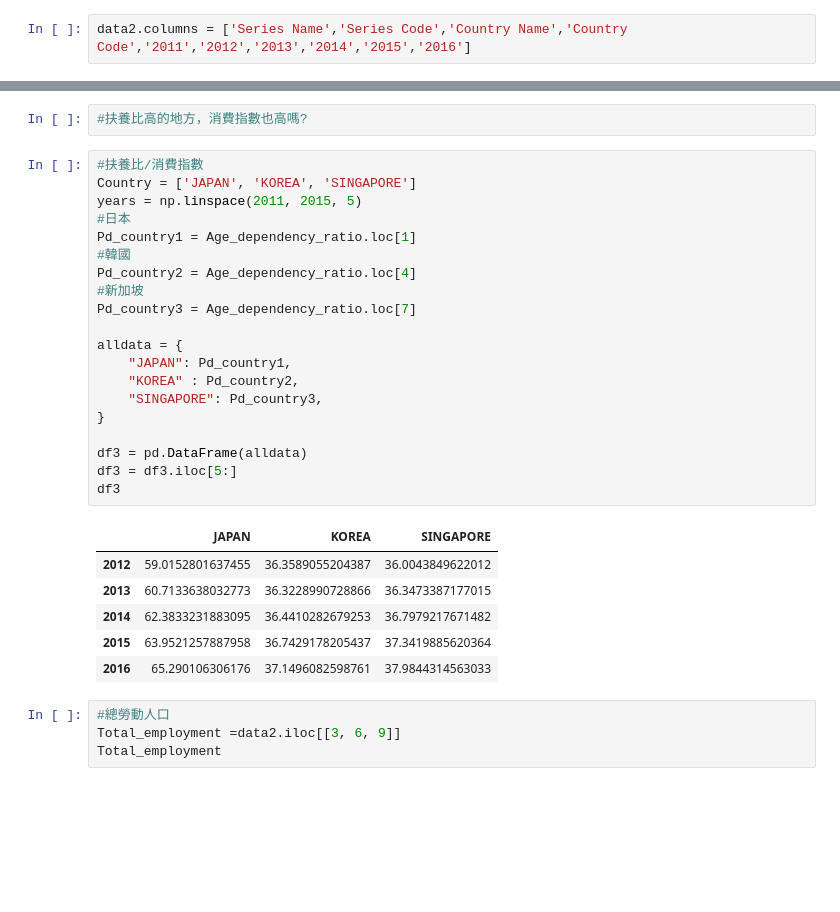
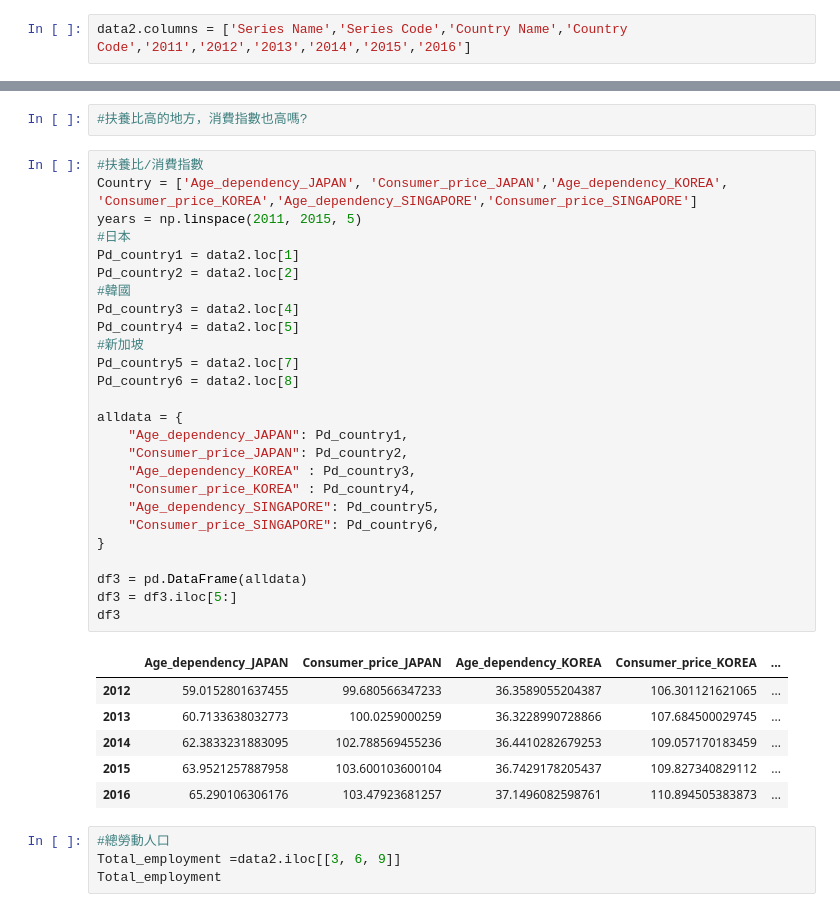
Before and after one commit to Dolly0106/RL, a Jupyter notebook: HW2.ipynb, the cells around one changed output, grey strips where cells are left out. Saved outputs shown, nothing was run; the diff lists cells and outputs as text; blank space fills up the shorter version.

```diff
--- a/HW2.ipynb
+++ b/HW2.ipynb
@@ -225,35 +225,41 @@ Consumer_price_index
 | 2 | Japan | JPN | Consumer price index (2010 = 100) | FP.CPI.TOTL | 99.7323663990331 | 99.680566347233 | 100.0259000259 | 102.788569455236 | 103.600103600104 | ... |
 | 5 | Korea, Rep. | KOR | Consumer price index (2010 = 100) | FP.CPI.TOTL | 104.025846249594 | 106.301121621065 | 107.684500029745 | 109.057170183459 | 109.827340829112 | ... |
 | 8 | Singapore | SGP | Consumer price index (2010 = 100) | FP.CPI.TOTL | 105.247910208201 | 110.064012324365 | 112.659983380321 | 113.814728526275 | 113.21975920438 | ... |
-# %%
-#扶養比高的地方，消費指數也高嗎?
-# %%
-#扶養比/消費指數
-Country = ['JAPAN', 'KOREA', 'SINGAPORE']
-years = np.linspace(2011, 2015, 5)
-#日本
-Pd_country1 = Age_dependency_ratio.loc[1]
-#韓國
-Pd_country2 = Age_dependency_ratio.loc[4]
-#新加坡
-Pd_country3 = Age_dependency_ratio.loc[7]
-
-alldata = {
-    "JAPAN": Pd_country1,
-    "KOREA" : Pd_country2,
-    "SINGAPORE": Pd_country3,
-}
-
-df3 = pd.DataFrame(alldata)
-df3 = df3.iloc[5:]
-df3
-# %% [output]
-|  | JAPAN | KOREA | SINGAPORE |
-| 2012 | 59.0152801637455 | 36.3589055204387 | 36.0043849622012 |
-| 2013 | 60.7133638032773 | 36.3228990728866 | 36.3473387177015 |
-| 2014 | 62.3833231883095 | 36.4410282679253 | 36.7979217671482 |
-| 2015 | 63.9521257887958 | 36.7429178205437 | 37.3419885620364 |
-| 2016 | 65.290106306176 | 37.1496082598761 | 37.9844314563033 |
+# %%
+#扶養比高的地方，消費指數也高嗎?
+# %%
+#扶養比/消費指數
+Country = ['Age_dependency_JAPAN', 'Consumer_price_JAPAN','Age_dependency_KOREA', 'Consumer_price_KOREA','Age_dependency_SINGAPORE','Consumer_price_SINGAPORE']
+years = np.linspace(2011, 2015, 5)
+#日本
+Pd_country1 = data2.loc[1]
+Pd_country2 = data2.loc[2]
+#韓國
+Pd_country3 = data2.loc[4]
+Pd_country4 = data2.loc[5]
+#新加坡
+Pd_country5 = data2.loc[7]
+Pd_country6 = data2.loc[8]
+
+alldata = {
+    "Age_dependency_JAPAN": Pd_country1,
+    "Consumer_price_JAPAN": Pd_country2,
+    "Age_dependency_KOREA" : Pd_country3,
+    "Consumer_price_KOREA" : Pd_country4,
+    "Age_dependency_SINGAPORE": Pd_country5,
+    "Consumer_price_SINGAPORE": Pd_country6,
+}
+
+df3 = pd.DataFrame(alldata)
+df3 = df3.iloc[5:]
+df3
+# %% [output]
+|  | Age_dependency_JAPAN | Consumer_price_JAPAN | Age_dependency_KOREA | Consumer_price_KOREA | ... |
+| 2012 | 59.0152801637455 | 99.680566347233 | 36.3589055204387 | 106.301121621065 | ... |
+| 2013 | 60.7133638032773 | 100.0259000259 | 36.3228990728866 | 107.684500029745 | ... |
+| 2014 | 62.3833231883095 | 102.788569455236 | 36.4410282679253 | 109.057170183459 | ... |
+| 2015 | 63.9521257887958 | 103.600103600104 | 36.7429178205437 | 109.827340829112 | ... |
+| 2016 | 65.290106306176 | 103.47923681257 | 37.1496082598761 | 110.894505383873 | ... |
 # %%
 #總勞動人口
 Total_employment =data2.iloc[[3, 6, 9]]
```
Also changed, not shown: parts of 12 cells of this notebook, 2 other files.
